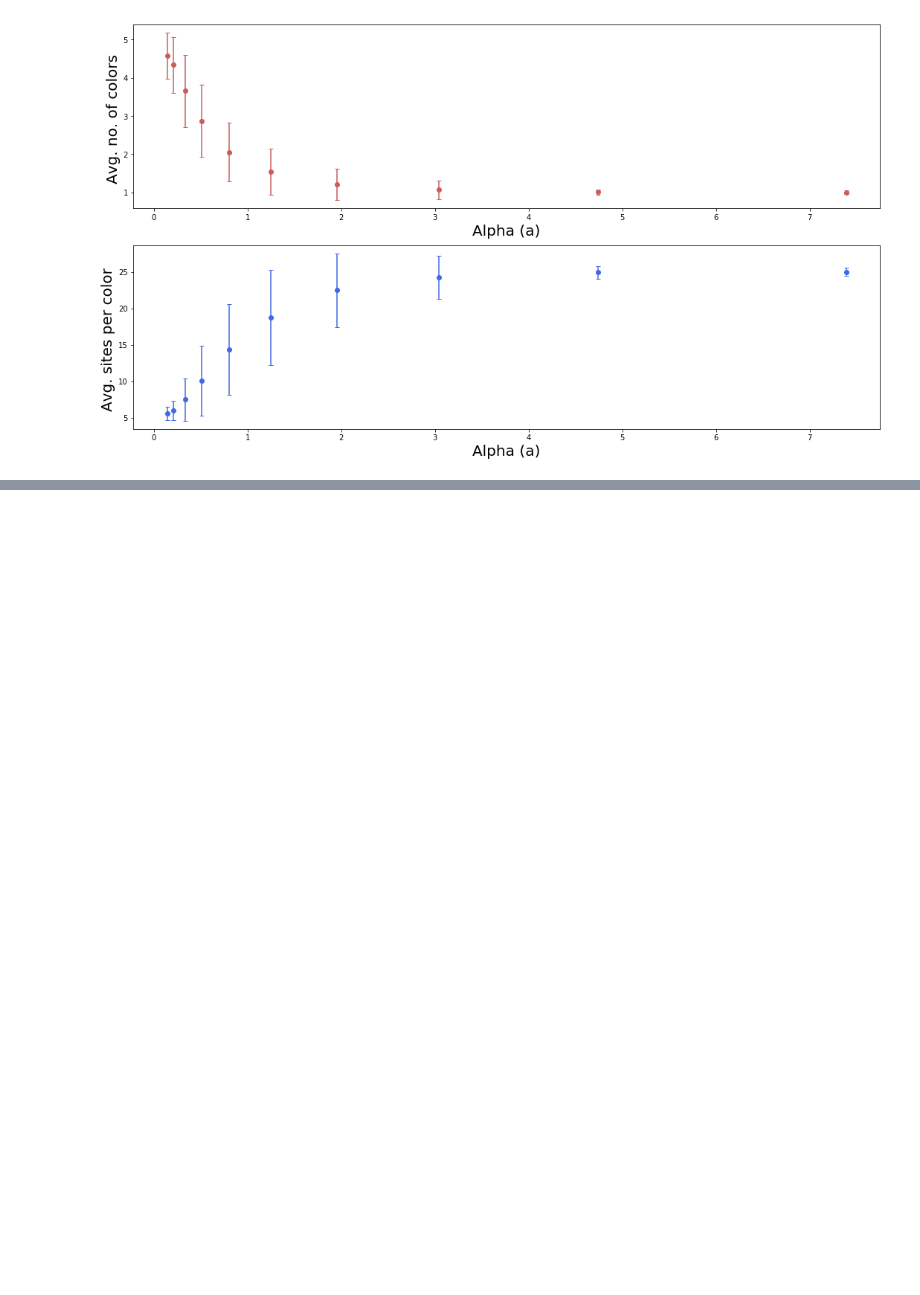
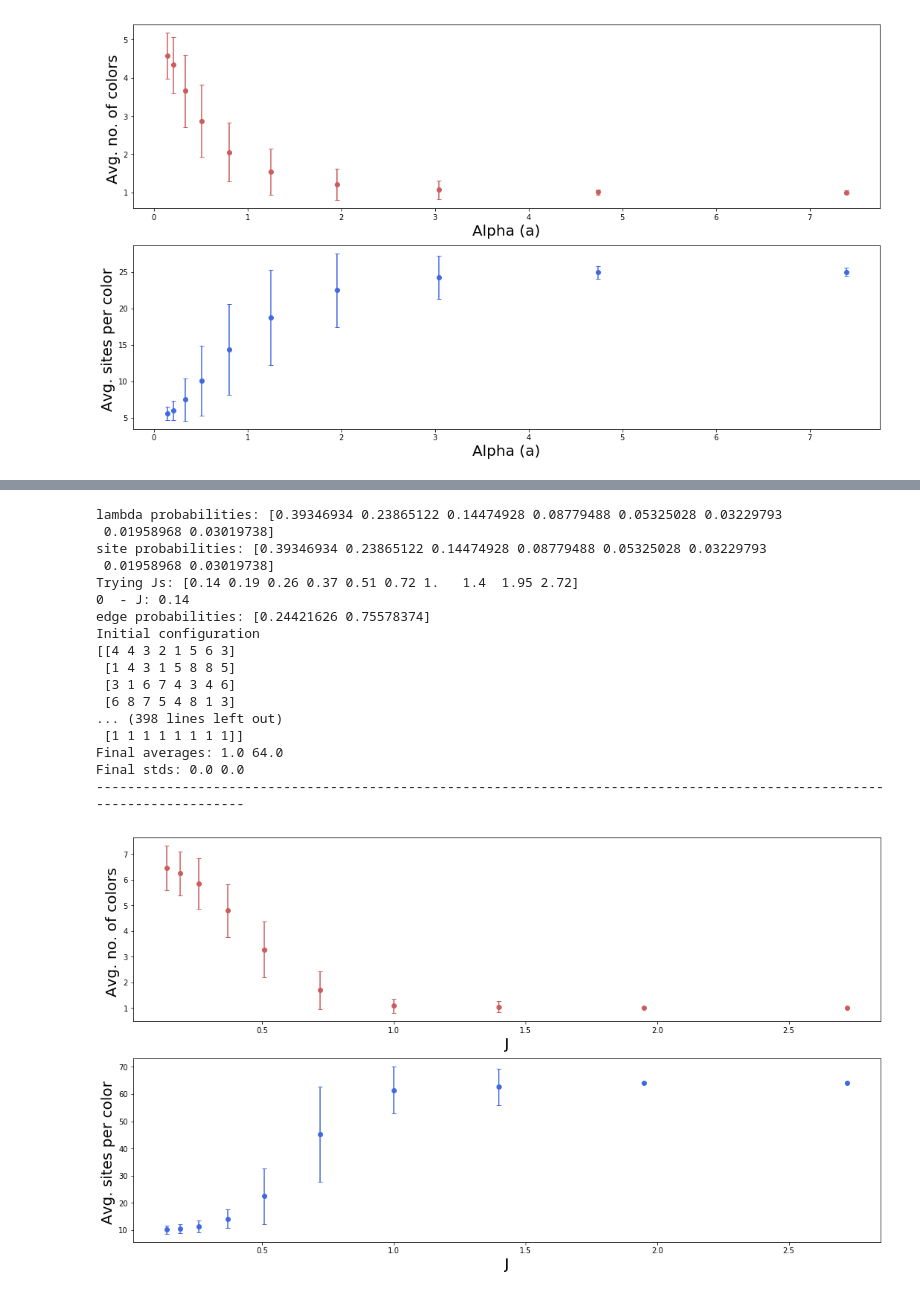
Before and after one commit to oscargomezq/Capstone-RCM, a Jupyter notebook: Simulation 2.ipynb, the cells around one changed output, grey strips where cells are left out. Drawn from its saved outputs; the diff is of its cells as text; code cells hidden in the pictures; blank space fills up the shorter version.

```diff
--- a/Simulation 2.ipynb
+++ b/Simulation 2.ipynb
@@ -753,0 +828,23 @@ equilibration step: 2000
+# %%
+nJ = 10
+Js = np.logspace(-2,1, base=np.e, num=nalpha).round(decimals=2)
+experiment_full_interaction_J (8, 8, Js, alpha=0.5, gamma=0.5)
+# %% [output]
+lambda probabilities: [0.39346934 0.23865122 0.14474928 0.08779488 0.05325028 0.03229793
+ 0.01958968 0.03019738]
+site probabilities: [0.39346934 0.23865122 0.14474928 0.08779488 0.05325028 0.03229793
+ 0.01958968 0.03019738]
+Trying Js: [0.14 0.19 0.26 0.37 0.51 0.72 1.   1.4  1.95 2.72]
+0  - J: 0.14
+edge probabilities: [0.24421626 0.75578374]
+Initial configuration
+[[4 4 3 2 1 5 6 3]
+ [1 4 3 1 5 8 8 5]
+ [3 1 6 7 4 3 4 6]
+ [6 8 7 5 4 8 1 3]
+... (398 lines left out)
+ [1 1 1 1 1 1 1 1]]
+Final averages: 1.0 64.0
+Final stds: 0.0 0.0
+------------------------------------------------------------------------------------------------------------------------
+[figure, added]
```
Also changed, not shown: parts of 8 cells of this notebook.
